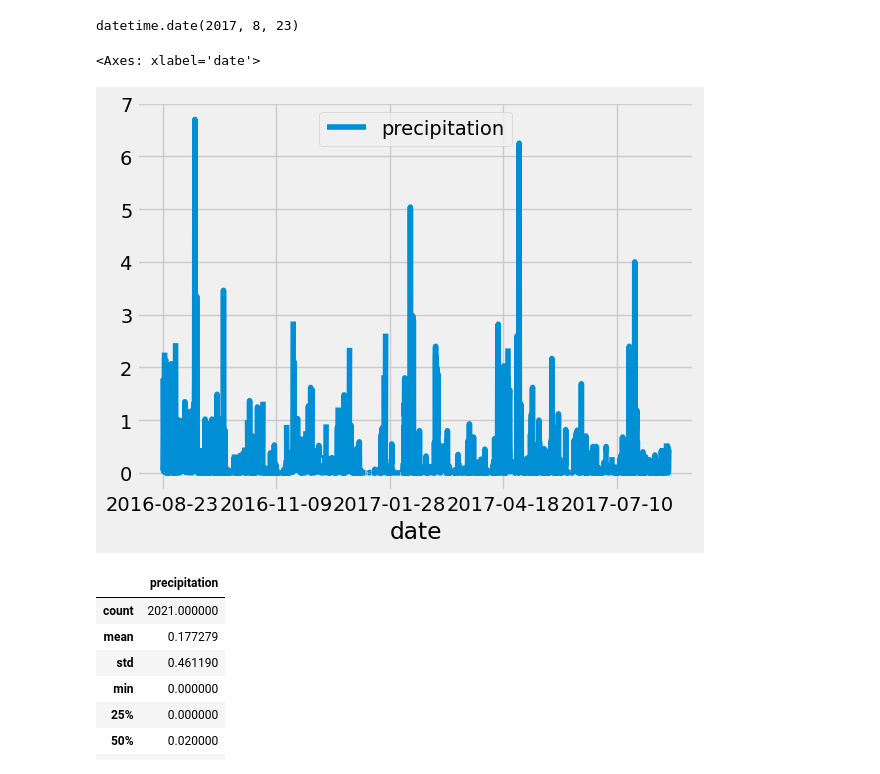
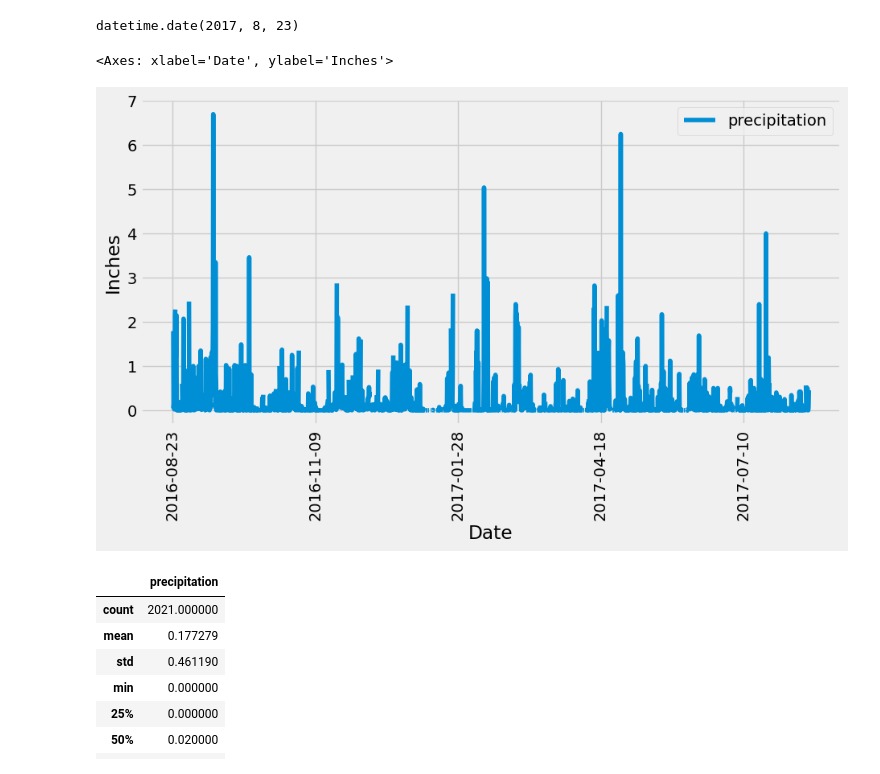
Before and after one commit to Aliyu1210/Hawaii-Climate, a Jupyter notebook: climate_starter.ipynb, the cells around one changed output. Cells and saved outputs as stored; diff of their text form; code cells hidden in the pictures.

```diff
--- a/climate_starter.ipynb
+++ b/climate_starter.ipynb
@@ -77,29 +77,29 @@ datetime.date(2017, 8, 23)
 # %%
 # Design a query to retrieve the last 12 months of precipitation data and plot the results.
 
 # Starting from the most recent data point in the database.
 #recent_date = dt.date.fromisoformat(recent_date_str)
 # Calculate the date one year from the last date in data set.
 
 one_year_before = recent_date - dt.timedelta(days=365)
 one_year_before
 # Perform a query to retrieve the data and precipitation scores
 
 retrieve_data = session.query(Measurement.date, Measurement.prcp).\
     filter(Measurement.date >= one_year_before).\
     all()
 retrieve_data
 # Save the query results as a Pandas DataFrame. Explicitly set the column names
 df = pd.DataFrame(retrieve_data, columns= ['date','precipitation'])
-df.set_index(df['date'], inplace = True)
+df.set_index('date', inplace = True)
 
 # Sort the dataframe by date
-df = df.sort_index()
+df = df.sort_values(by = 'date')
 # Use Pandas Plotting with Matplotlib to plot the data
-df.plot()
+df.plot(rot=90, xlabel = 'Date', ylabel ='Inches' , figsize = (10,5))
 # %% [output]
-<Axes: xlabel='date'>
+<Axes: xlabel='Date', ylabel='Inches'>
-[figure, old version]
+[figure, new version]
 # %%
 # Use Pandas to calculate the summary statistics for the precipitation data
 df.describe()
```
Also changed, not shown: 2 other files.
